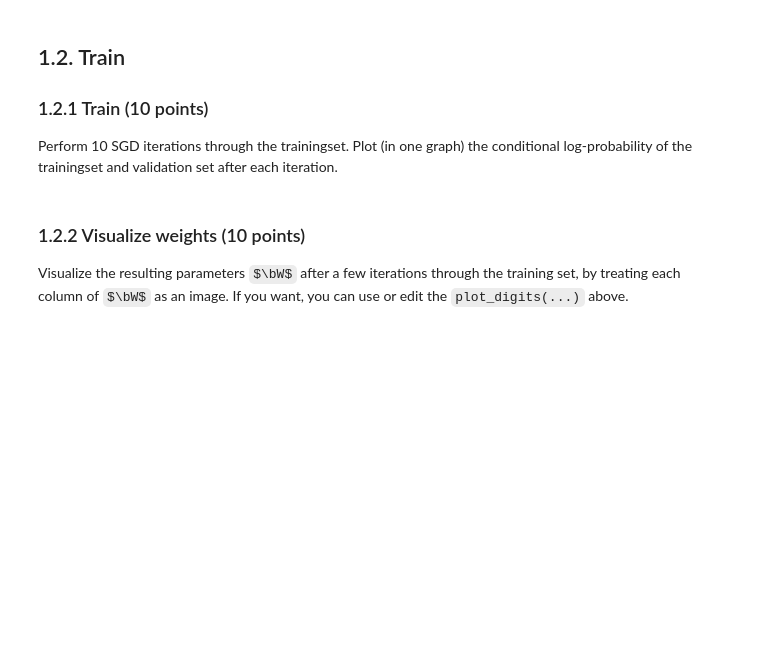
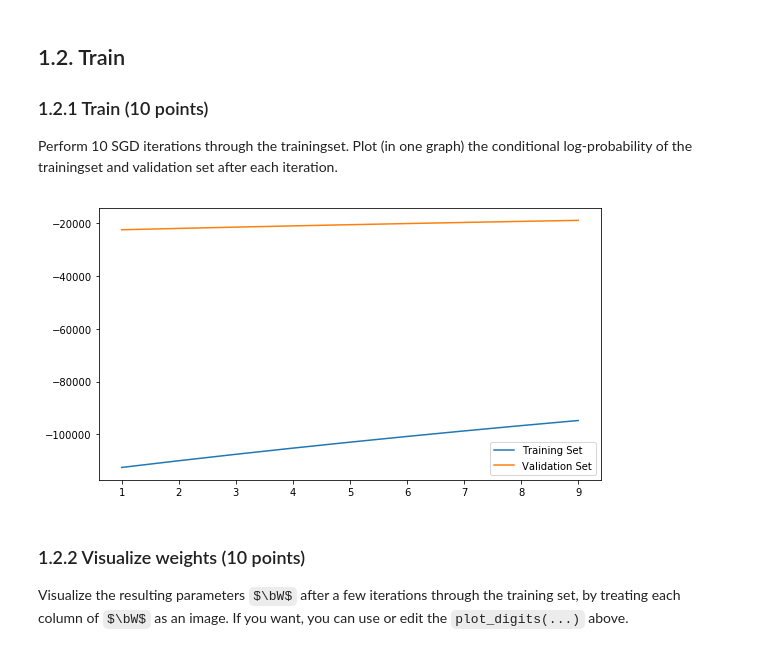
Before and after one commit to Joeri1324/machinelearning1, a Jupyter notebook: lab2/lab2.ipynb, the cells around one changed output. Drawn from its saved outputs; the diff is of its cells as text; code cells hidden in the pictures; some formulas as TeX source; blank space fills up the shorter version.

```diff
--- a/lab2/lab2.ipynb
+++ b/lab2/lab2.ipynb
@@ -221,10 +221,3 @@ $
 followed by computation of the gradient vectors $\nabla_{\bw_j} \mathcal{L}^{(n)}$ (contained in a $784 \times 10$ matrix) and $\nabla_{\bb} \mathcal{L}^{(n)}$ (a $10 \times 1$ vector).
 
 For maximum points, ensure the function is numerically stable.
-# %%
-# 1.1.2 Compute gradient of log p(t|x;w,b) wrt w and b
-def logreg_gradient(x, t, w, b):
-    # YOUR CODE HERE
-    raise NotImplementedError()
-
-    return logp[:,t].squeeze(), dL_dw, dL_db.squeeze()
@@ -285,8 +316,3 @@ assert finite_diff_error < 1e-3, 'Your gradient computation for b seems off'
 ### 1.1.3 Stochastic gradient descent (10 points)
 
 Write a function `sgd_iter(x_train, t_train, w, b)` that performs one iteration of stochastic gradient descent (SGD), and returns the new weights. It should go through the trainingset once in randomized order, call `logreg_gradient(x, t, w, b)` for each datapoint to get the gradients, and update the parameters **using a small learning rate of `1E-6`**. Note that in this case we're maximizing the likelihood function, so we should actually performing gradient ___ascent___... For more information about SGD, see Bishop 5.2.4 or an online source (i.e. https://en.wikipedia.org/wiki/Stochastic_gradient_descent)
-# %%
-def sgd_iter(x_train, t_train, W, b):
-    # YOUR CODE HERE
-    raise NotImplementedError()
-    return logp_train, W, b
@@ -302,16 +350,29 @@ logp_train, W, b = sgd_iter(x_train[:5], t_train[:5], w, b)
 
 ### 1.2.1 Train (10 points)
 Perform 10 SGD iterations through the trainingset. Plot (in one graph) the conditional log-probability of the trainingset and validation set after each iteration.
-# %%
-
-def test_sgd(x_train, t_train, w, b):
-    # YOUR CODE HERE
-    raise NotImplementedError()
-
-np.random.seed(1243)
-w = np.zeros((28*28, 10))
-b = np.zeros(10)
-w,b = test_sgd(x_train, t_train, w, b)
+# %%
+def test_sgd(x_train, t_train, w, b):
+    train_L = []
+    valid_L = []
+    x = [x for x in range(1, 10)]
+    for _ in x:
+        train_l, w, b = sgd_iter(x_train, t_train, w, b)
+        train_L.append(train_l)
+        valid_L.append(sum([loglikelihood(w, x, b)[t]
+                            for x, t in zip(x_valid, t_valid)]))
+    plt.plot(x, train_L, label='Training Set')
+    plt.plot(x, valid_L, label='Validation Set')
+    plt.legend()
+    plt.show()
+    return w, b
+
+
+np.random.seed(1243)
+w = np.zeros((28*28, 10))
+b = np.zeros(10)
+w, b = test_sgd(x_train, t_train, w, b)
+# %% [output]
+[figure, added]
 # %% [markdown]
 ### 1.2.2 Visualize weights (10 points)
 Visualize the resulting parameters $\bW$ after a few iterations through the training set, by treating each column of $\bW$ as an image. If you want, you can use or edit the `plot_digits(...)` above.
```
Also changed, not shown: parts of 15 cells of this notebook.
